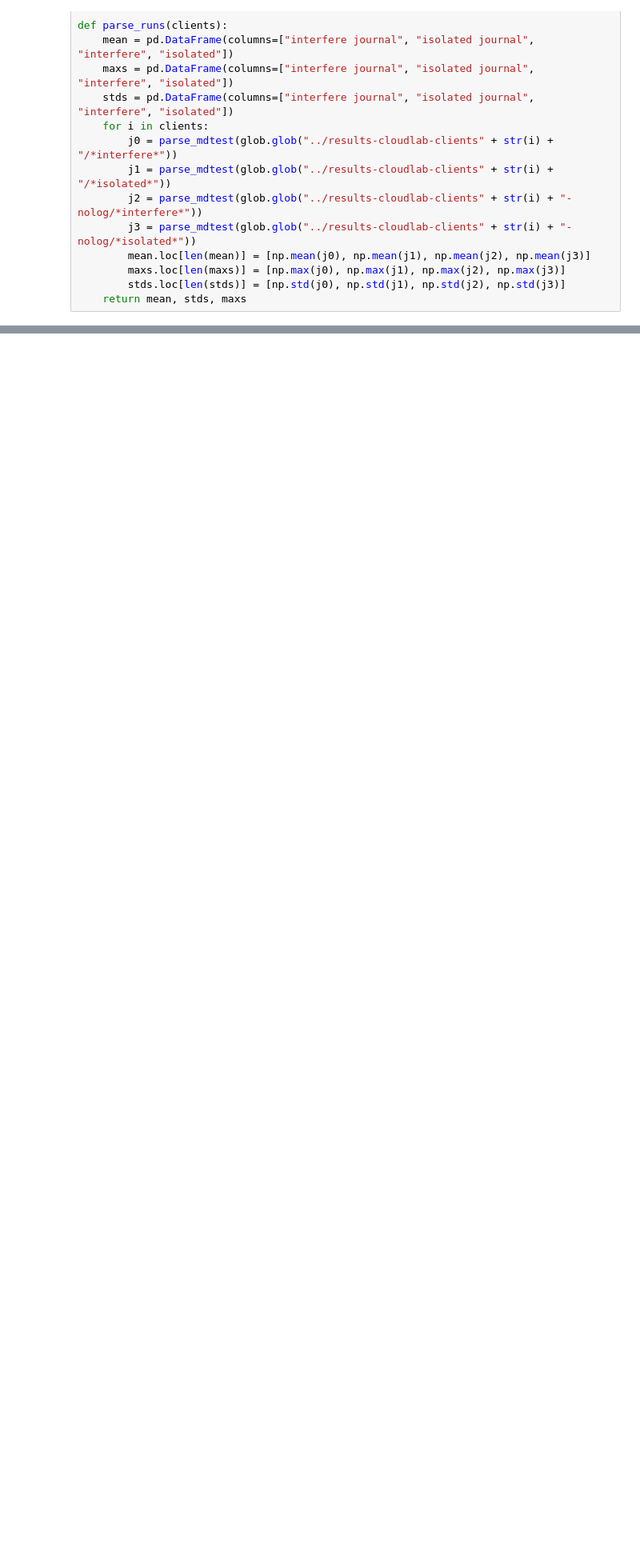
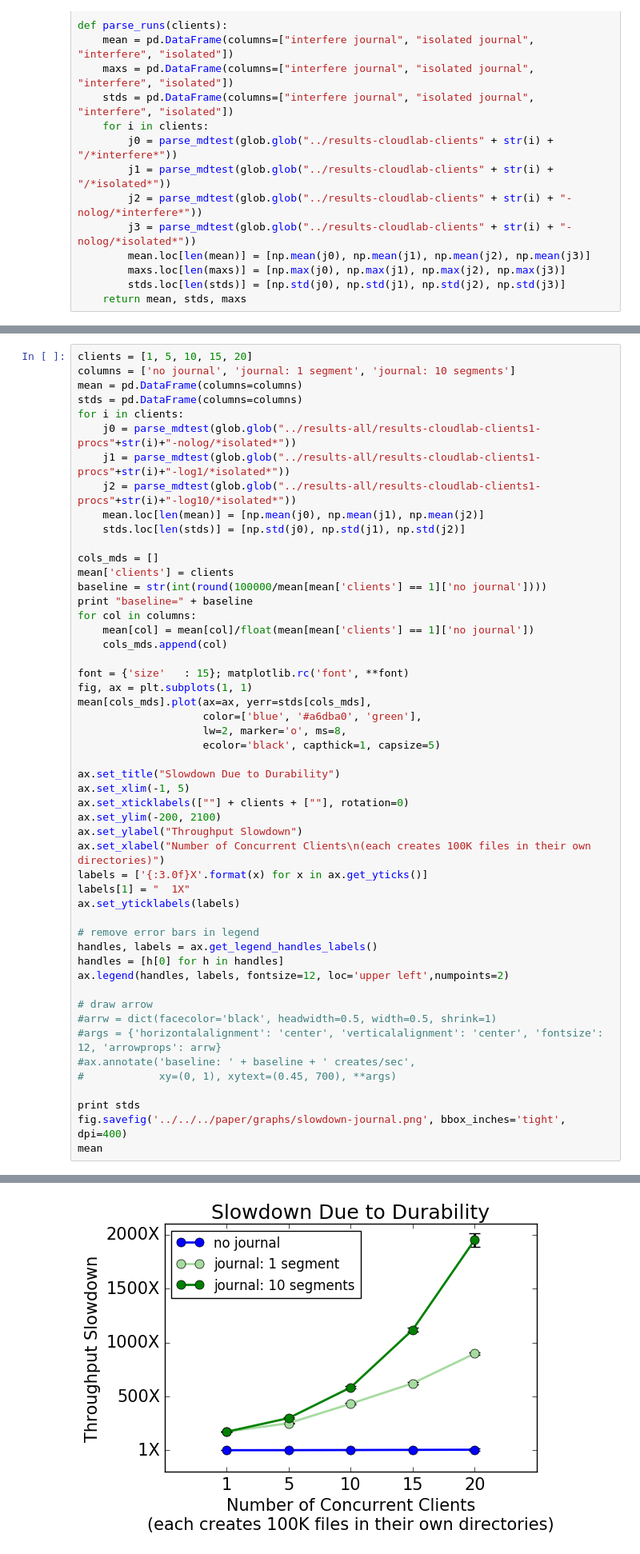
Before and after one commit to michaelsevilla/cudele-popper, a Jupyter notebook: experiments/baseline-creates1/visualize/network.ipynb, the cells around one changed output, grey strips where cells are left out. Shown at 80% size. Cells and saved outputs as stored; diff of their text form; blank space fills up the shorter version.

```diff
--- a/experiments/baseline-creates1/visualize/network.ipynb
+++ b/experiments/baseline-creates1/visualize/network.ipynb
@@ -54,0 +57,52 @@ def parse_runs(clients):
+# %%
+clients = [1, 5, 10, 15, 20]
+columns = ['no journal', 'journal: 1 segment', 'journal: 10 segments']
+mean = pd.DataFrame(columns=columns)
+stds = pd.DataFrame(columns=columns)
+for i in clients:
+    j0 = parse_mdtest(glob.glob("../results-all/results-cloudlab-clients1-procs"+str(i)+"-nolog/*isolated*"))
+    j1 = parse_mdtest(glob.glob("../results-all/results-cloudlab-clients1-procs"+str(i)+"-log1/*isolated*"))
+    j2 = parse_mdtest(glob.glob("../results-all/results-cloudlab-clients1-procs"+str(i)+"-log10/*isolated*"))
+    mean.loc[len(mean)] = [np.mean(j0), np.mean(j1), np.mean(j2)]
+    stds.loc[len(stds)] = [np.std(j0), np.std(j1), np.std(j2)]
+
+cols_mds = []
+mean['clients'] = clients
+baseline = str(int(round(100000/mean[mean['clients'] == 1]['no journal'])))
+print "baseline=" + baseline
+for col in columns:
+    mean[col] = mean[col]/float(mean[mean['clients'] == 1]['no journal'])
+    cols_mds.append(col)
+
+font = {'size'   : 15}; matplotlib.rc('font', **font)
+fig, ax = plt.subplots(1, 1)
+mean[cols_mds].plot(ax=ax, yerr=stds[cols_mds],
+                    color=['blue', '#a6dba0', 'green'],
+                    lw=2, marker='o', ms=8,
+                    ecolor='black', capthick=1, capsize=5)
+
+ax.set_title("Slowdown Due to Durability")
+ax.set_xlim(-1, 5)
+ax.set_xticklabels([""] + clients + [""], rotation=0)
+ax.set_ylim(-200, 2100)
+ax.set_ylabel("Throughput Slowdown")
+ax.set_xlabel("Number of Concurrent Clients\n(each creates 100K files in their own directories)")
+labels = ['{:3.0f}X'.format(x) for x in ax.get_yticks()]
+labels[1] = "  1X"
+ax.set_yticklabels(labels)
+
+# remove error bars in legend
+handles, labels = ax.get_legend_handles_labels()
+handles = [h[0] for h in handles]
+ax.legend(handles, labels, fontsize=12, loc='upper left',numpoints=2)
+
+# draw arrow
+#arrw = dict(facecolor='black', headwidth=0.5, width=0.5, shrink=1)
+#args = {'horizontalalignment': 'center', 'verticalalignment': 'center', 'fontsize': 12, 'arrowprops': arrw}
+#ax.annotate('baseline: ' + baseline + ' creates/sec',
+#            xy=(0, 1), xytext=(0.45, 700), **args)
+
+print stds
+fig.savefig('../../../paper/graphs/slowdown-journal.png', bbox_inches='tight', dpi=400)
+mean
+# %% [output]
@@ -54,0 +122 @@ def parse_runs(clients):
+[figure, added]
```
Also changed, not shown: parts of 6 cells of this notebook, 14 other files.
